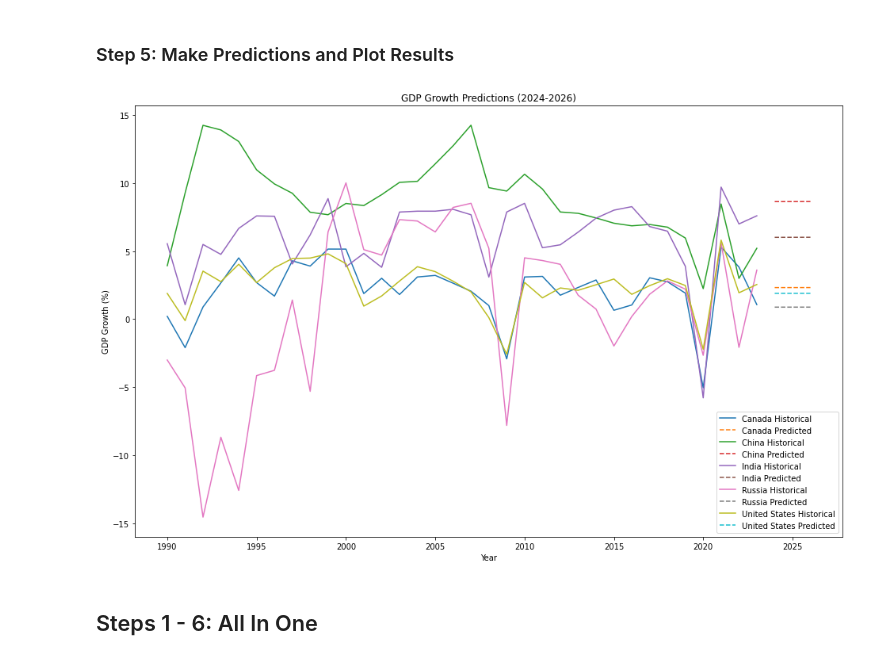
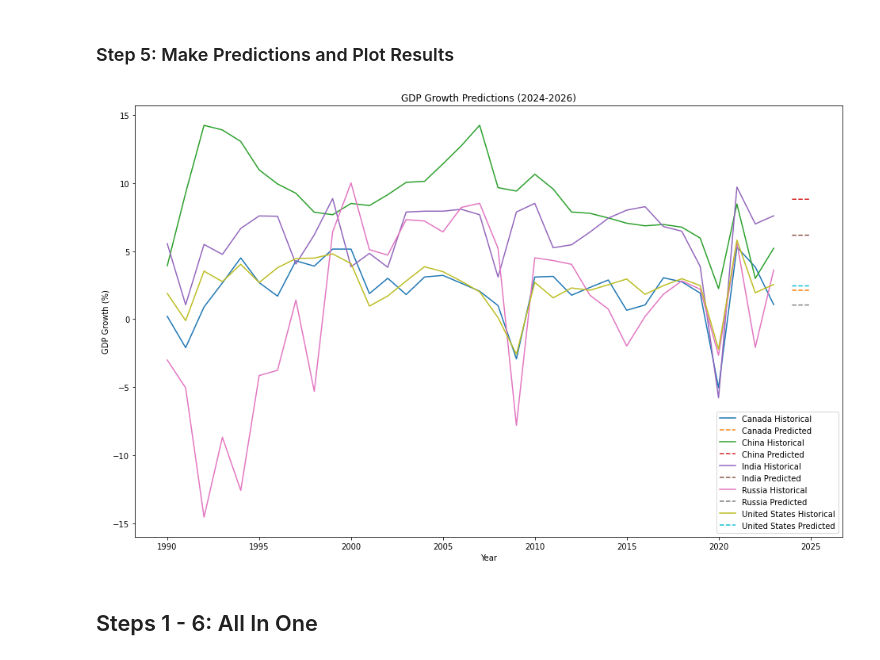
Before and after one commit to vBarbaros/medium-py, a Jupyter notebook: leap-of-faith-in-pytorch/L4-PyTorch.ipynb, the cells around one changed output. Cells and saved outputs as stored; diff of their text form; code cells hidden in the pictures.

Commit message:
Add L4 for PyTorch tutorials

```diff
--- a/leap-of-faith-in-pytorch/L4-PyTorch.ipynb
+++ b/leap-of-faith-in-pytorch/L4-PyTorch.ipynb
@@ -79,7 +79,7 @@ optimizer = optim.Adam(model.parameters(), lr=0.001)  # Adam optimizer
 # %% [markdown]
 ### Step 4: Train the Model
 # %%
-epochs = 10000
+epochs = 100000
 for epoch in range(epochs):
     model.train()
     optimizer.zero_grad()
@@ -113,23 +113,23 @@ Epoch 9900, Loss: 12.256308555603027
 # %%
 model.eval()
 with torch.no_grad():
-    future_years = torch.tensor(np.arange(2024, 2027), dtype=torch.float32).view(-1, 1)
+    future_years = torch.tensor(np.arange(2024, 2026), dtype=torch.float32).view(-1, 1)
     predictions = model(future_years)
 
 plt.figure(figsize=(16, 10))
 
 # Plot results
 for i, country in enumerate(['Canada', 'China', 'India', 'Russia', 'United States']):
     plt.plot(years.numpy(), gdp_growth_data[:, i].numpy(), label=f'{country} Historical')
     plt.plot(future_years.numpy(), predictions[:, i].numpy(), linestyle='--', label=f'{country} Predicted')
 
 plt.xlabel('Year')
 plt.ylabel('GDP Growth (%)')
 plt.title('GDP Growth Predictions (2024-2026)')
 plt.legend()
 plt.show()
 # %% [output]
-[figure, old version]
+[figure, new version]
 # %% [markdown]
 ## Steps 1 - 6: All In One
 # %%
```
Also changed, not shown: parts of 1 cell of this notebook.
